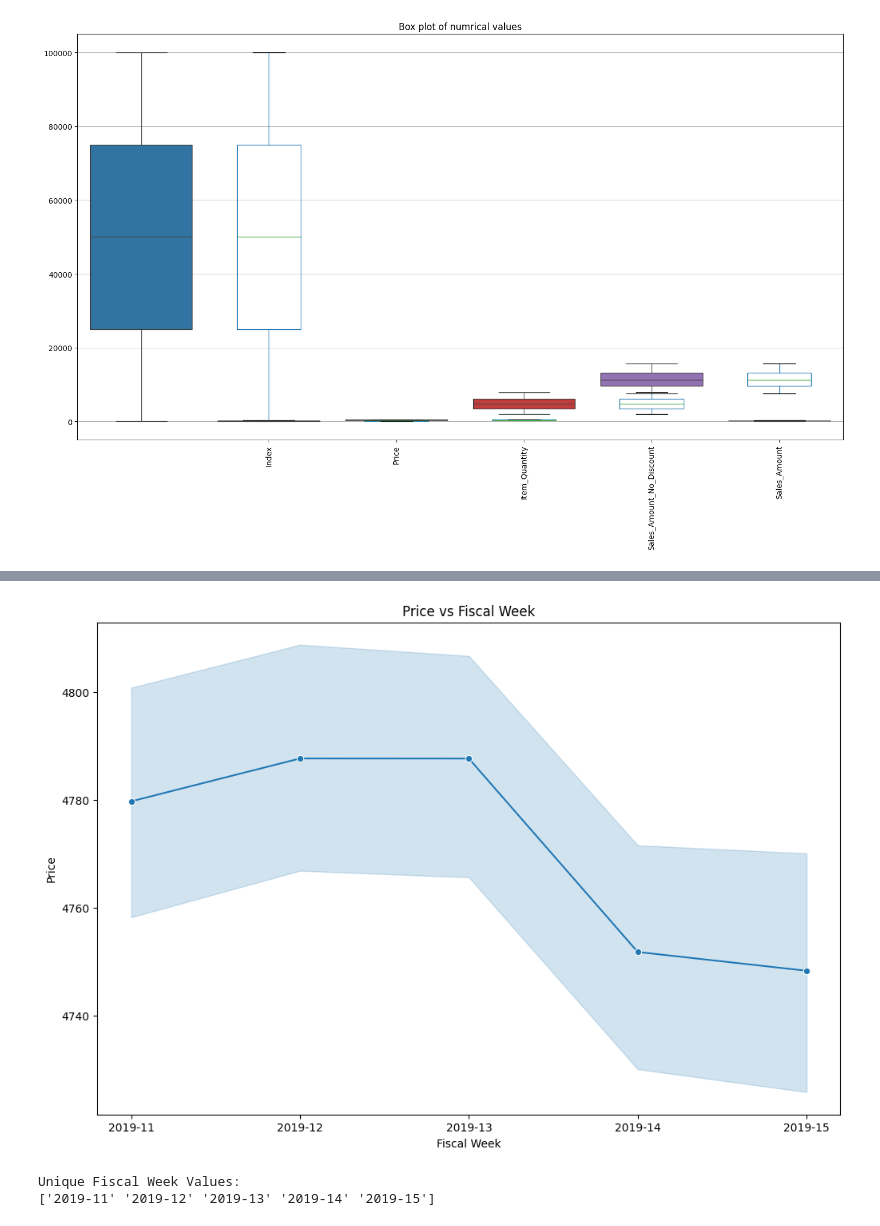
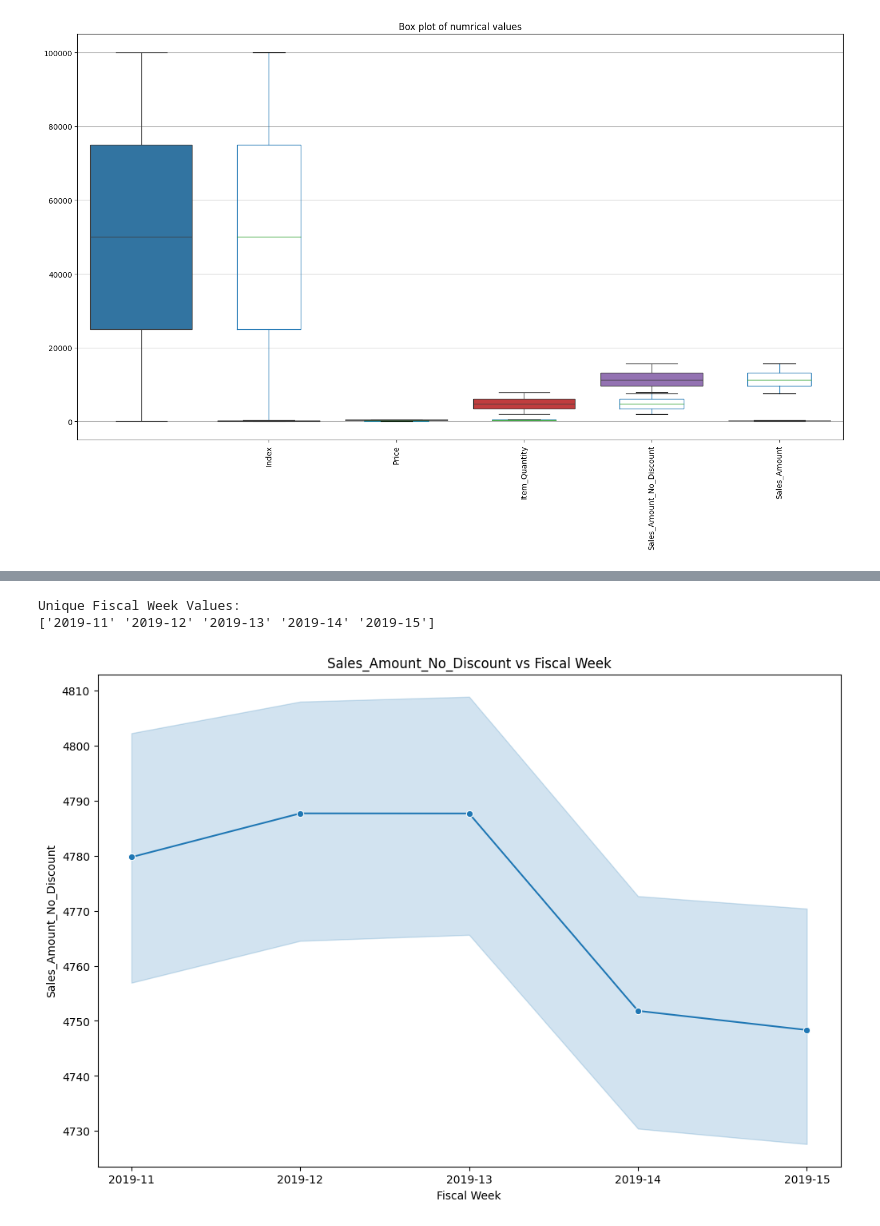
Before and after one commit to ayuri1512/Data-Science-Projects, a Jupyter notebook: price_optimization_case_study.ipynb, the cells around one changed output, grey strips where cells are left out. Cells and saved outputs as stored; diff of their text form; code cells hidden in the pictures.

```diff
--- a/price_optimization_case_study.ipynb
+++ b/price_optimization_case_study.ipynb
@@ -144,12 +146,3 @@ plt.show()
-# %%
-plt.figure(figsize=(12, 8))
-sns.lineplot(x = "Fiscal_Week_ID", y = "Sales_Amount_No_Discount", data = df, marker="o")
-plt.title('Price vs Fiscal Week')
-plt.xlabel('Fiscal Week')
-plt.ylabel('Price')
-plt.show()
-# %% [output]
-[figure, removed]
 # %%
 fiscal_week_unique_values = df["Fiscal_Week_ID"].unique()
 print("Unique Fiscal Week Values:")
@@ -157,3 +150,12 @@ print(fiscal_week_unique_values)
 # %% [output]
 Unique Fiscal Week Values:
 ['2019-11' '2019-12' '2019-13' '2019-14' '2019-15']
+# %%
+plt.figure(figsize=(12, 8))
+sns.lineplot(x = "Fiscal_Week_ID", y = "Sales_Amount_No_Discount", data = df, marker="o")
+plt.title('Sales_Amount_No_Discount vs Fiscal Week')
+plt.xlabel('Fiscal Week')
+plt.ylabel('Sales_Amount_No_Discount')
+plt.show()
+# %% [output]
+[figure, added]
```
Also changed, not shown: parts of 4 cells of this notebook.
